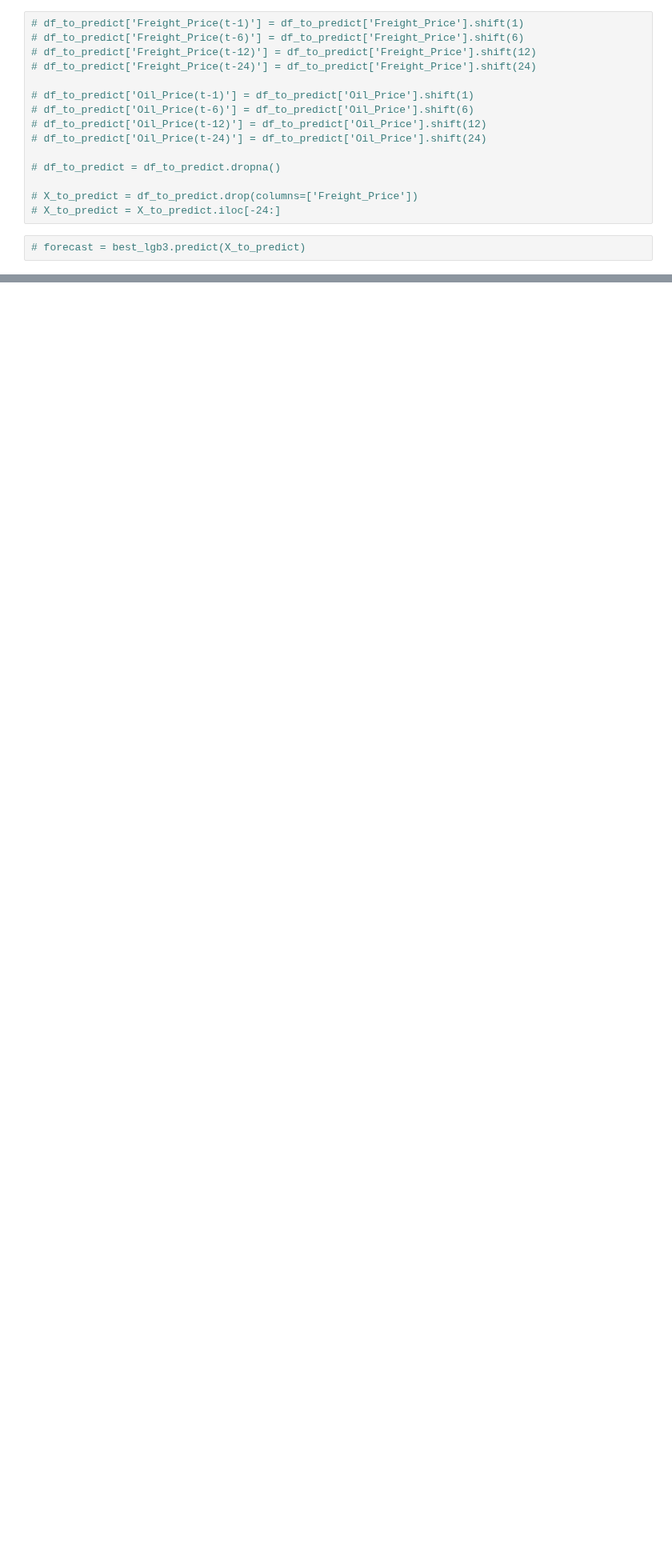
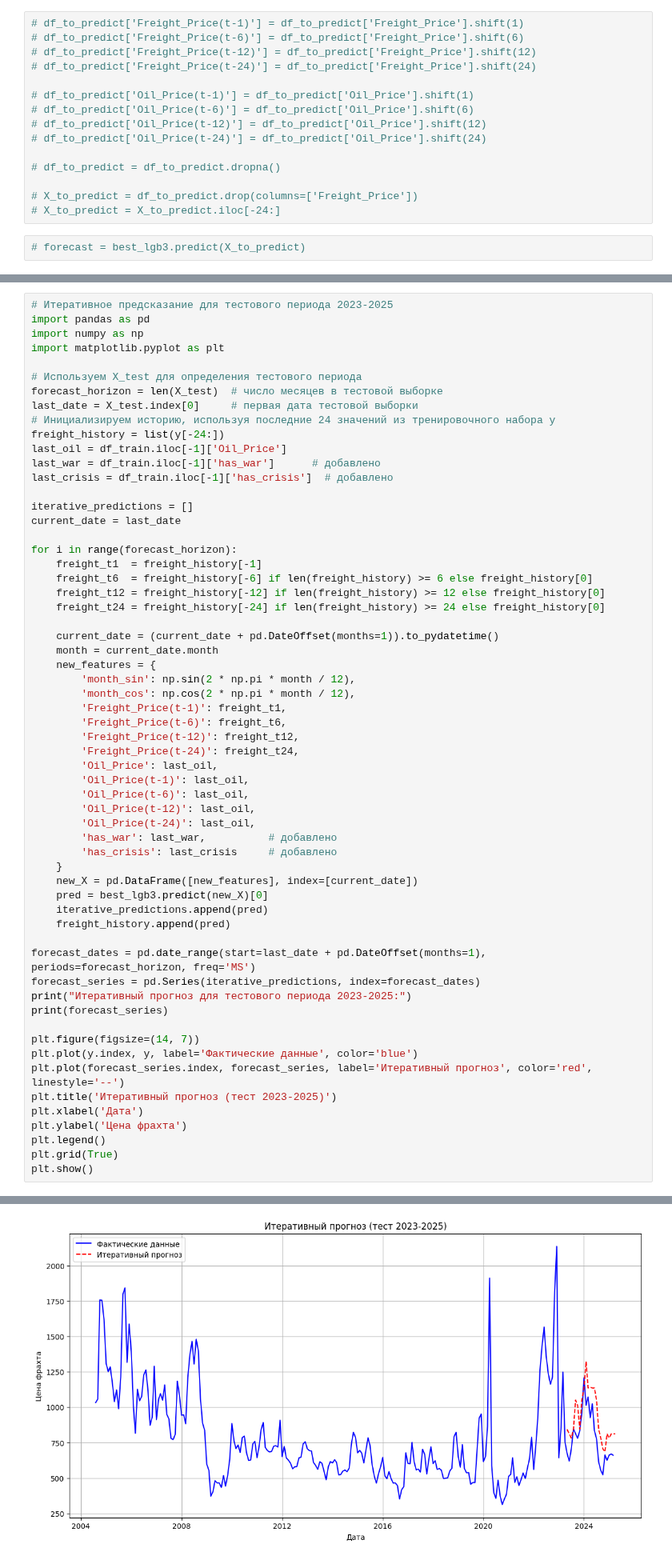
Before and after one commit to ArseniiAntonian/demand_forecasting, a Jupyter notebook: arsen/gb_ars.ipynb, the cells around one changed output, grey strips where cells are left out. Shown at 80% size. Saved outputs shown, nothing was run; the diff lists cells and outputs as text; blank space fills up the shorter version.

```diff
--- a/arsen/gb_ars.ipynb
+++ b/arsen/gb_ars.ipynb
@@ -430,0 +469,61 @@ plt.show()
+# %%
+# Итеративное предсказание для тестового периода 2023-2025
+import pandas as pd
+import numpy as np
+import matplotlib.pyplot as plt
+
+# Используем X_test для определения тестового периода
+forecast_horizon = len(X_test)  # число месяцев в тестовой выборке
+last_date = X_test.index[0]     # первая дата тестовой выборки
+# Инициализируем историю, используя последние 24 значений из тренировочного набора y
+freight_history = list(y[-24:])
+last_oil = df_train.iloc[-1]['Oil_Price']
+last_war = df_train.iloc[-1]['has_war']      # добавлено
+last_crisis = df_train.iloc[-1]['has_crisis']  # добавлено
+
+iterative_predictions = []
+current_date = last_date
+
+for i in range(forecast_horizon):
+    freight_t1  = freight_history[-1]
+    freight_t6  = freight_history[-6] if len(freight_history) >= 6 else freight_history[0]
+    freight_t12 = freight_history[-12] if len(freight_history) >= 12 else freight_history[0]
+    freight_t24 = freight_history[-24] if len(freight_history) >= 24 else freight_history[0]
+
+    current_date = (current_date + pd.DateOffset(months=1)).to_pydatetime()
+    month = current_date.month
+    new_features = {
+        'month_sin': np.sin(2 * np.pi * month / 12),
+        'month_cos': np.cos(2 * np.pi * month / 12),
+        'Freight_Price(t-1)': freight_t1,
+        'Freight_Price(t-6)': freight_t6,
+        'Freight_Price(t-12)': freight_t12,
+        'Freight_Price(t-24)': freight_t24,
+        'Oil_Price': last_oil,
+        'Oil_Price(t-1)': last_oil,
+        'Oil_Price(t-6)': last_oil,
+        'Oil_Price(t-12)': last_oil,
+        'Oil_Price(t-24)': last_oil,
+        'has_war': last_war,          # добавлено
+        'has_crisis': last_crisis     # добавлено
+    }
+    new_X = pd.DataFrame([new_features], index=[current_date])
+    pred = best_lgb3.predict(new_X)[0]
+    iterative_predictions.append(pred)
+    freight_history.append(pred)
+
+forecast_dates = pd.date_range(start=last_date + pd.DateOffset(months=1), periods=forecast_horizon, freq='MS')
+forecast_series = pd.Series(iterative_predictions, index=forecast_dates)
+print("Итеративный прогноз для тестового периода 2023-2025:")
+print(forecast_series)
+
+plt.figure(figsize=(14, 7))
+plt.plot(y.index, y, label='Фактические данные', color='blue')
+plt.plot(forecast_series.index, forecast_series, label='Итеративный прогноз', color='red', linestyle='--')
+plt.title('Итеративный прогноз (тест 2023-2025)')
+plt.xlabel('Дата')
+plt.ylabel('Цена фрахта')
+plt.legend()
+plt.grid(True)
+plt.show()
+# %% [output]
@@ -430,0 +547 @@ plt.show()
+[figure, added]
```
Also changed, not shown: parts of 28 cells of this notebook, 1 other file.
